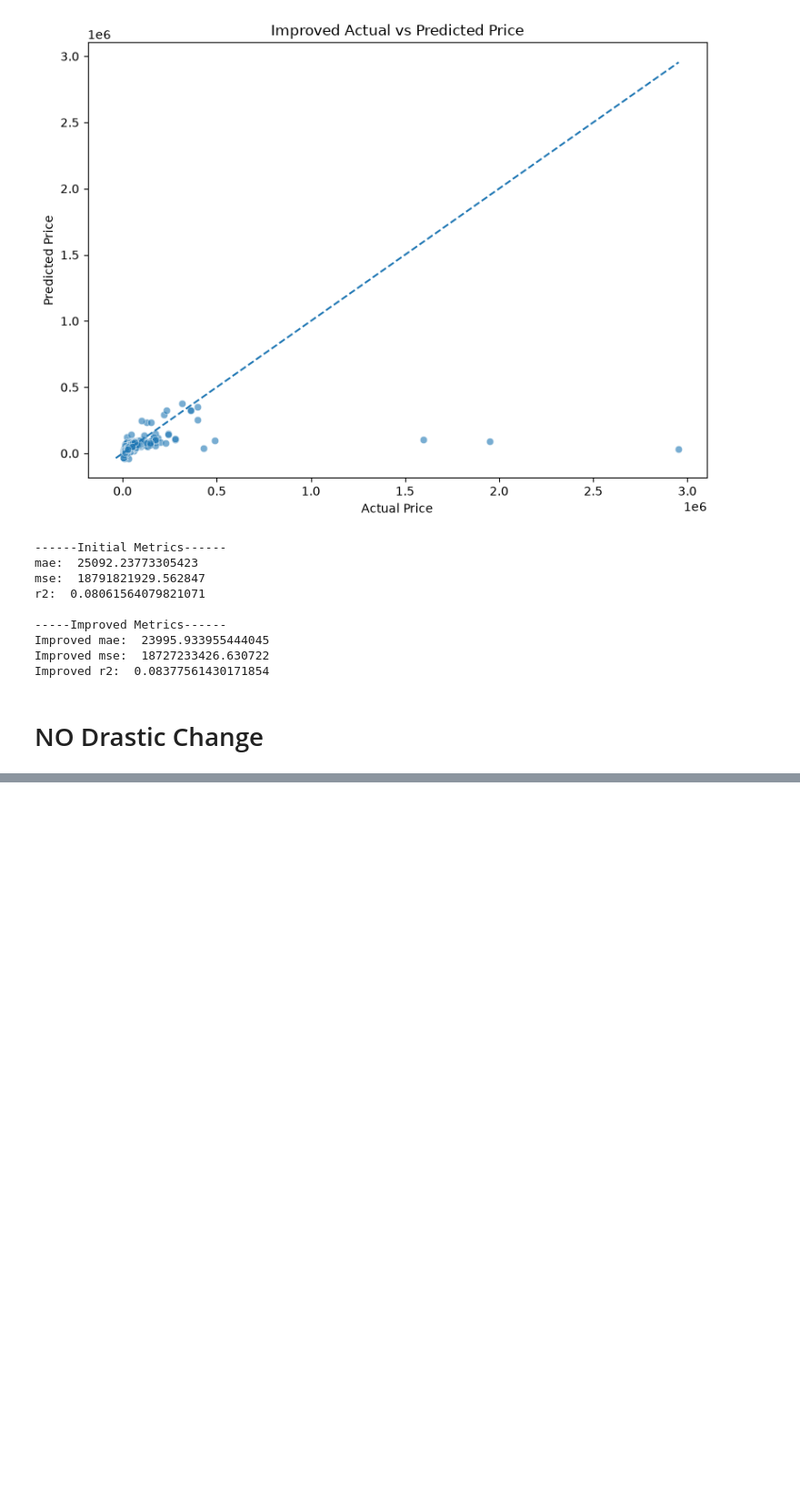
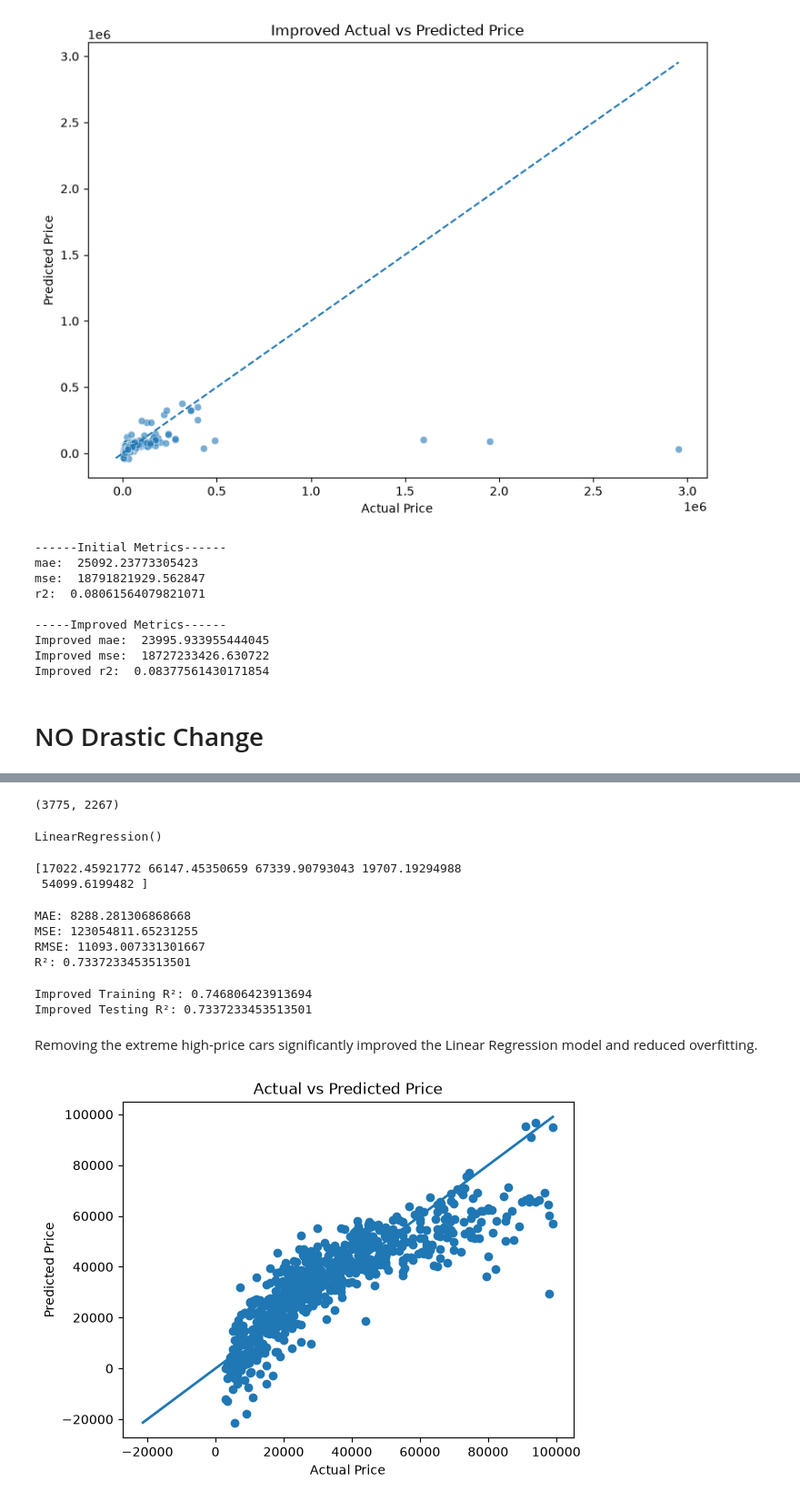
Before and after one commit to Rohan200511/KPMG__ASSIGNMENTS, a Jupyter notebook: Linear_Regression.ipynb, the cells around one changed output, grey strips where cells are left out. Shown at 91% size. Drawn from its saved outputs; the diff is of its cells as text; code cells hidden in the pictures; blank space fills up the shorter version.

```diff
--- a/Linear_Regression.ipynb
+++ b/Linear_Regression.ipynb
@@ -918,0 +1189,78 @@ Improved r2:  0.08377561430171854
+# %%
+#one hot encoding
+X_outlier_encoded = pd.get_dummies(X_outlier_clean,drop_first=True)
+
+print(X_outlier_encoded.shape)
+# %% [output]
+(3775, 2267)
+# %%
+#Splitting into training and testing data
+X_train_outlier, X_test_outlier, y_train_outlier, y_test_outlier = train_test_split(
+    X_outlier_encoded,
+    y_outlier_clean,
+    test_size=0.20,
+    random_state=42
+)
+# %%
+model4 = LinearRegression()
+
+model4.fit(X_train_outlier, y_train_outlier)
+# %% [output]
+LinearRegression()
+# %%
+y_pred_outlier = model4.predict(X_test_outlier)
+
+print(y_pred_outlier[:5])
+# %% [output]
+[17022.45921772 66147.45350659 67339.90793043 19707.19294988
+ 54099.6199482 ]
+# %%
+mae_outlier = mean_absolute_error(y_test_outlier, y_pred_outlier)
+mse_outlier = mean_squared_error(y_test_outlier, y_pred_outlier)
+rmse_outlier = np.sqrt(mse_outlier)
+r2_outlier = r2_score(y_test_outlier, y_pred_outlier)
+
+print("MAE:", mae_outlier)
+print("MSE:", mse_outlier)
+print("RMSE:", rmse_outlier)
+print("R²:", r2_outlier)
+# %% [output]
+MAE: 8288.281306868668
+MSE: 123054811.65231255
+RMSE: 11093.007331301667
+R²: 0.7337233453513501
+# %%
+y_train_pred_outlier = model4.predict(X_train_outlier)
+
+train_r2_outlier = r2_score(
+    y_train_outlier,
+    y_train_pred_outlier
+)
+
+print("Improved Training R²:", train_r2_outlier)
+print("Improved Testing R²:", r2_outlier)
+# %% [output]
+Improved Training R²: 0.746806423913694
+Improved Testing R²: 0.7337233453513501
+# %% [markdown]
+Removing the extreme high-price cars significantly improved the Linear Regression model and reduced overfitting.
+# %%
+plt.scatter(y_test_outlier, y_pred_outlier)
+
+
+min_price = min(y_test_outlier.min(), y_pred_outlier.min())
+max_price = max(y_test_outlier.max(), y_pred_outlier.max())
+
+plt.plot(
+    [min_price, max_price],
+    [min_price, max_price],
+    linewidth=2
+)
+
+plt.xlabel("Actual Price")
+plt.ylabel("Predicted Price")
+plt.title("Actual vs Predicted Price")
+
+plt.show()
+# %% [output]
+[figure, added]
```
Also changed, not shown: parts of 40 cells of this notebook.
